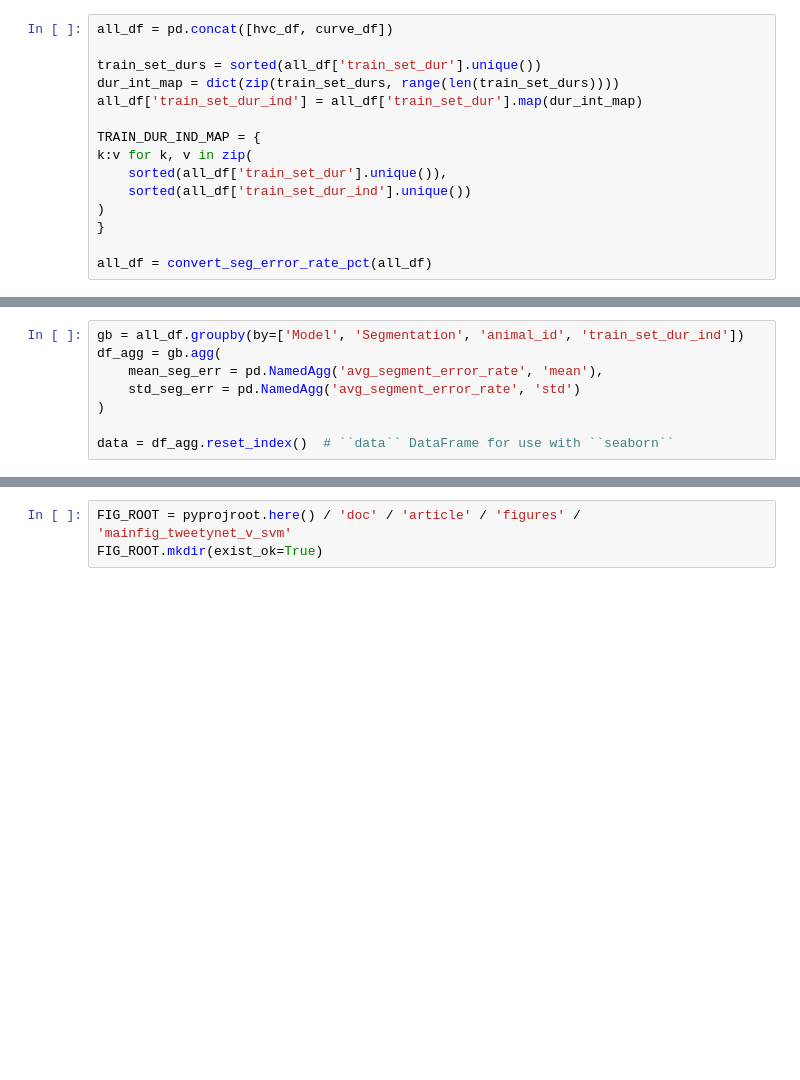
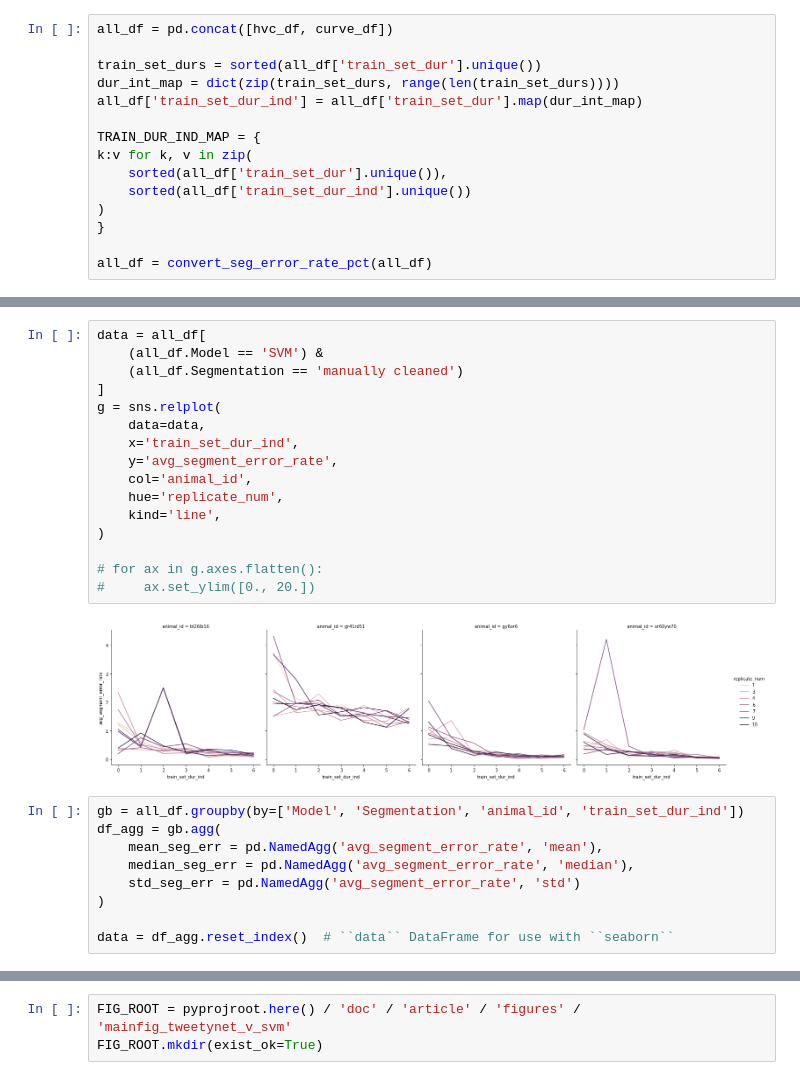
Before and after one commit to yardencsGitHub/tweetynet, a Jupyter notebook: src/scripts/hvc/hvc-figure.ipynb, the cells around one changed output, grey strips where cells are left out. Cells and saved outputs as stored; diff of their text form; blank space fills up the shorter version.

Commit message:
update figure notebook with tweaks: src/scripts/hvc/hvc-figure.ipynb

```diff
--- a/src/scripts/hvc/hvc-figure.ipynb
+++ b/src/scripts/hvc/hvc-figure.ipynb
@@ -74,7 +75,26 @@ all_df  # sanity check
+# %%
+data = all_df[
+    (all_df.Model == 'SVM') &
+    (all_df.Segmentation == 'manually cleaned')
+]
+g = sns.relplot(
+    data=data,
+    x='train_set_dur_ind',
+    y='avg_segment_error_rate',
+    col='animal_id',
+    hue='replicate_num',
+    kind='line',
+)
+
+# for ax in g.axes.flatten():
+#     ax.set_ylim([0., 20.])
+# %% [output]
+[figure, added]
 # %%
 gb = all_df.groupby(by=['Model', 'Segmentation', 'animal_id', 'train_set_dur_ind'])
 df_agg = gb.agg(
     mean_seg_err = pd.NamedAgg('avg_segment_error_rate', 'mean'),
+    median_seg_err = pd.NamedAgg('avg_segment_error_rate', 'median'),
     std_seg_err = pd.NamedAgg('avg_segment_error_rate', 'std')
 )
 
```
Also changed, not shown: parts of 8 cells of this notebook.
